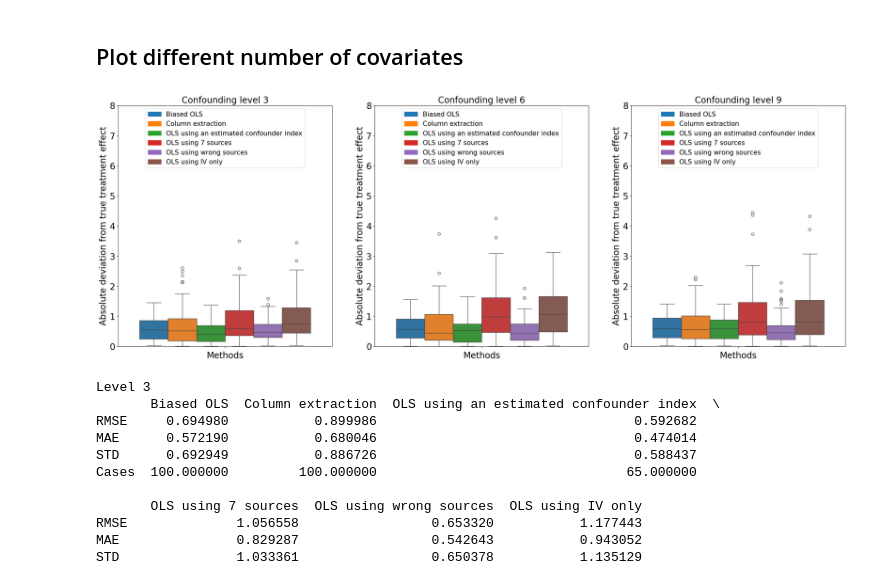
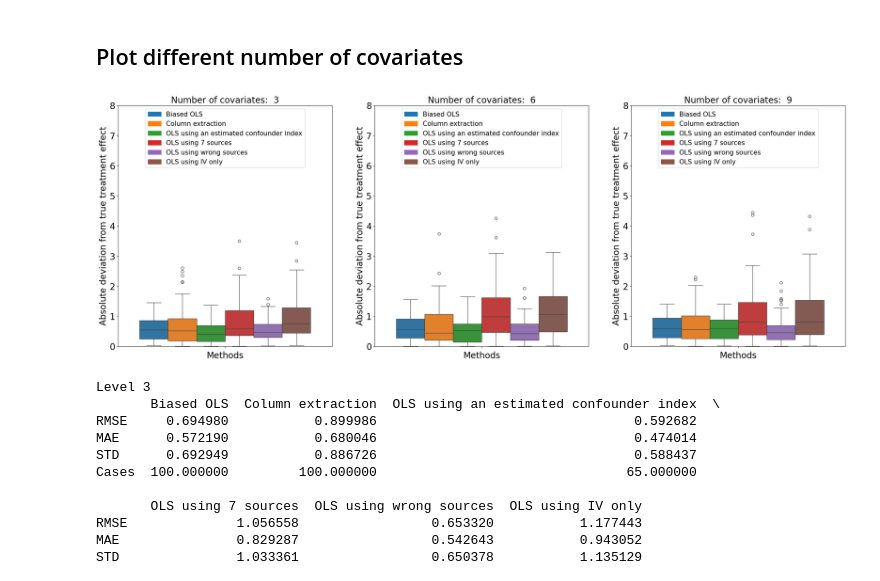
Before and after one commit to malo4300/ICA_IV_simulations, a Jupyter notebook: plots/plot_error_distribution.ipynb, the cells around one changed output. Drawn from its saved outputs; the diff is of its cells as text; code cells hidden in the pictures.

```diff
--- a/plots/plot_error_distribution.ipynb
+++ b/plots/plot_error_distribution.ipynb
@@ -130,7 +56,7 @@ def main_plot(confounder_levels):
 
         cases = {col: 100 - err[col].isna().sum() for col in err.columns}
         method_summary[level] =  {"cases": cases,"rmse": rmse, "mae": mae, "std": std}
-        plot_errors(err, rmse, mae, std, axes[i], level)
+        plot_errors(err, rmse, mae, std, axes[i], level, "Confounding level")
 
     plt.show()
     return method_summary
@@ -278,35 +204,35 @@ def main_plot(number_of_covariates):
         column_extraction_est = column_extraction(path = "data_generation/different_numbers_of_covariates/data/", name  = f"estimated_mixing_CausalVarEM_covs_{covs}")
         column_extraction_est = np.array(column_extraction_est) - np.array(true_treatment_effect)
         gather_statistics({"RMSE": np.sqrt(np.mean(np.array(column_extraction_est)**2)), "MAE": np.mean(np.abs(column_extraction_est)), "STD": np.std(column_extraction_est)}, rmse, mae, std)
 
         errors_confounder = load_and_calculate_errors(f"../treatment_effect_estimation/treatment_effect_estimations/CausalVarEM_confounder_source_number_of_covs_{covs}.csv", "estimated_treatment_using_confounder_source", "true_treatment_effect")
         gather_statistics(errors_confounder, rmse, mae, std)
 
         errors_7_sources = load_and_calculate_errors(f"../treatment_effect_estimation/treatment_effect_estimations/CausalVarEM_7_sources_number_of_covs_{covs}.csv", "estimated_treatment_on_sources", "true_treatment_effect")
         gather_statistics(errors_7_sources, rmse, mae, std)
 
         errors_nonsense = load_and_calculate_errors(f"../treatment_effect_estimation/treatment_effect_estimations/CausalVarEM_7_sources_nonsense_number_of_covs_{covs}.csv", "mistaken_scheme", "true_treatment_effect")
         gather_statistics(errors_nonsense, rmse, mae, std)
 
         errors_iv_only = load_and_calculate_errors(f"../treatment_effect_estimation/treatment_effect_estimations/CausalVarEM_iv_only_number_of_covs_{covs}.csv", "iv_only_effect", "true_treatment_effect")
         gather_statistics(errors_iv_only, rmse, mae, std)
 
 
 
         err = prepare_error_dataframe(ols_est, column_extraction_est, [errors_confounder, errors_7_sources, errors_nonsense, errors_iv_only], ["OLS using an estimated confounder index", "OLS using 7 sources", "OLS using wrong sources", "OLS using IV only"])
 
         cases = {col: 100 - err[col].isna().sum() for col in err.columns}
         method_summary[covs] =  {"cases": cases,"rmse": rmse, "mae": mae, "std": std}
-        plot_errors(err, rmse, mae, std, axes[i], covs)
+        plot_errors(err, rmse, mae, std, axes[i], covs, "Number of covariates")
 
     plt.show()
     return method_summary
 
 # Example usage
 number_of_covariates = [3, 6, 9]
 method_summary = main_plot(number_of_covariates)
 # %% [output]
-[figure, old version]
+[figure, new version]
 # %%
 print_method_summary(method_summary)
 # %% [output]
```
Also changed, not shown: parts of 9 cells of this notebook, 7 other files.
